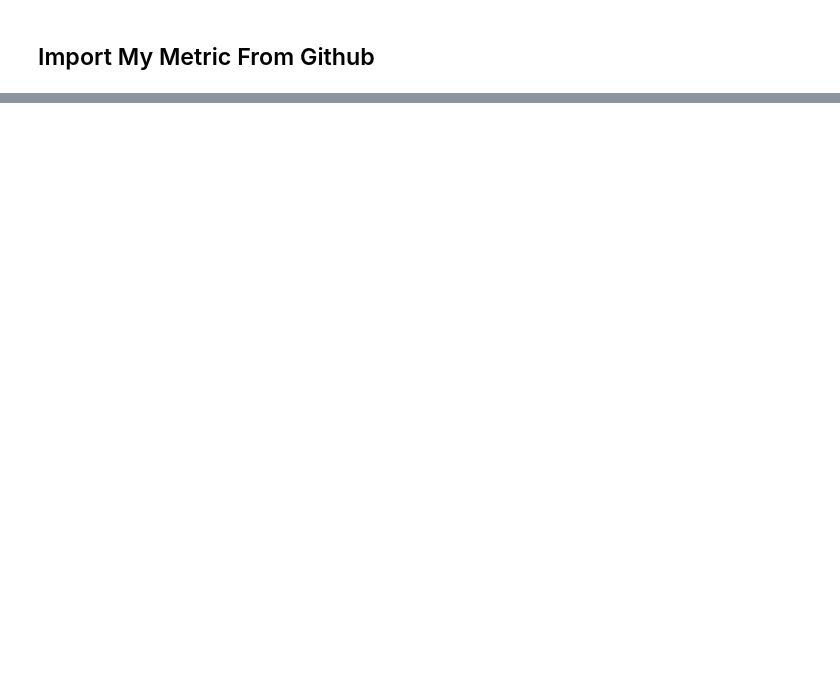
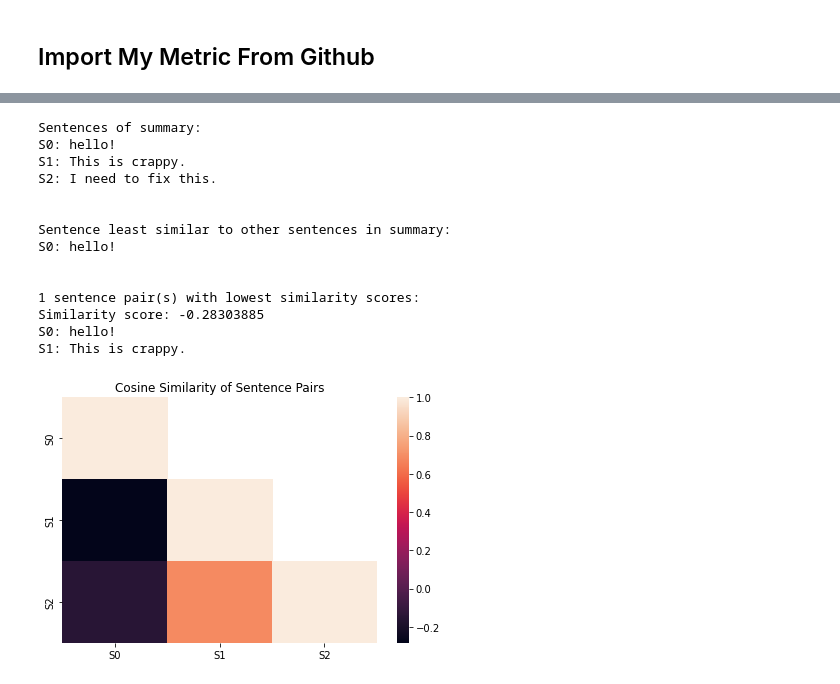
Before and after one commit to wenyi-tay/moc, a Jupyter notebook: SOS_LT_Sentences.ipynb, the cells around one changed output, grey strips where cells are left out. Saved outputs shown, nothing was run; the diff lists cells and outputs as text; code cells hidden in the pictures; blank space fills up the shorter version.

```diff
--- a/SOS_LT_Sentences.ipynb
+++ b/SOS_LT_Sentences.ipynb
@@ -52,0 +1293,20 @@ Not connected to a GPU
+# %%
+summary = "hello! This is crappy. I need to fix this."
+# %%
+a, b, c = global_coherence_sos(summary, inspect = True, k = 1)
+# %% [output]
+Sentences of summary:
+S0: hello!
+S1: This is crappy.
+S2: I need to fix this.
+
+
+Sentence least similar to other sentences in summary:
+S0: hello!
+
+
+1 sentence pair(s) with lowest similarity scores:
+Similarity score: -0.28303885
+S0: hello!
+S1: This is crappy.
+[figure, added]
```
Also changed, not shown: parts of 14 cells of this notebook.
